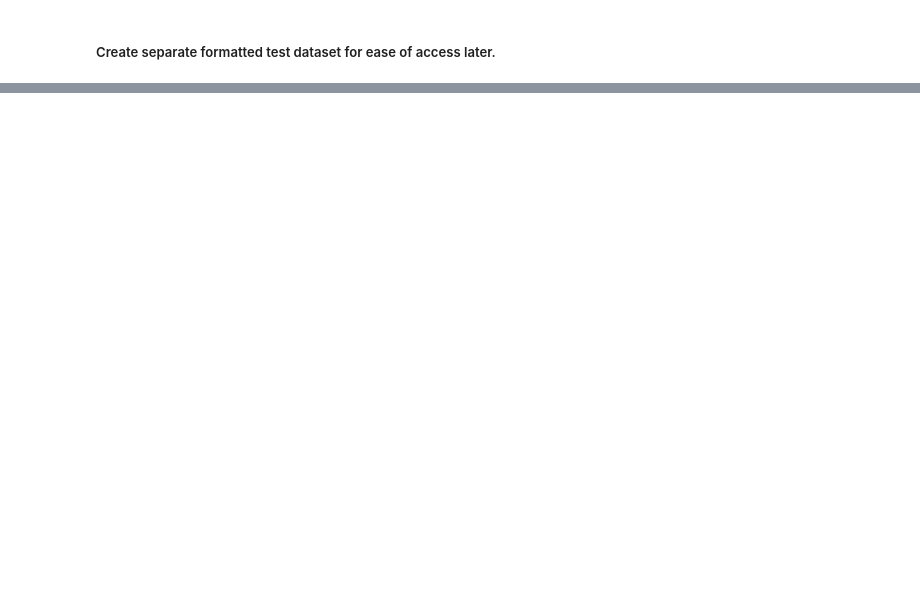
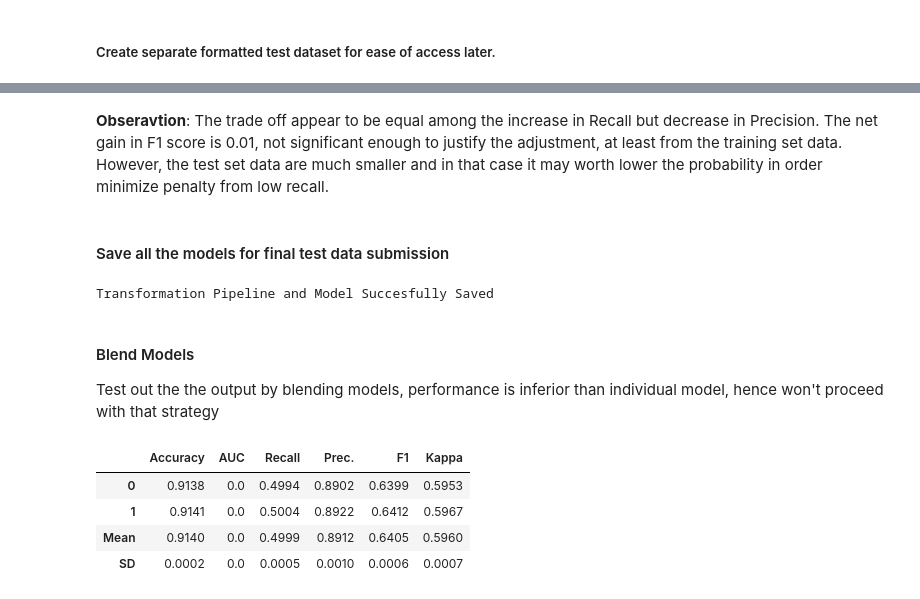
Before and after one commit to sittingman/instacart_product_repurchase, a Jupyter notebook: machine_learning.ipynb, the cells around one changed output, grey strips where cells are left out. Saved outputs shown, nothing was run; the diff lists cells and outputs as text; code cells hidden in the pictures; blank space fills up the shorter version.

```diff
--- a/machine_learning.ipynb
+++ b/machine_learning.ipynb
@@ -247,0 +209,19 @@ df_for_submit.to_csv('./data/df_submit.csv')
+# %%
+
+def model_f1(model, prob):
+    """ Automate the step on generating models and prediction
+
+    Args:
+        model: the abbreviated string for estimators
+        prob: probabiliy therhold to determin whether an output is 0 or 1
+
+    Returns:
+        name: created model
+        var: prediction generated from the model
+    """
+    name = create_model(model, fold=2)
+    var = predict_model(name, probability_threshold=prob)
+    return name, var
+# %%
+%%time
+lightgbm, lg_pred = model_f1('lightgbm', .4)
@@ -247,0 +232,3 @@ df_for_submit.to_csv('./data/df_submit.csv')
+# %%
+%%time
+xgb, xgb_pred = model_f1('xgboost', .4)
@@ -247,0 +239,3 @@ df_for_submit.to_csv('./data/df_submit.csv')
+# %%
+%%time
+rfc, rfc_pred = model_f1('rf', .4)
@@ -247,0 +246,4 @@ df_for_submit.to_csv('./data/df_submit.csv')
+# %% [markdown]
+**Obseravtion**: The trade off appear to be equal among the increase in Recall but decrease in Precision. The net gain in F1 score is 0.01, not significant enough to justify the adjustment, at least from the training set data. However, the test set data are much smaller and in that case it may worth lower the probability in order minimize penalty from low recall.
+# %% [markdown]
+#### Save all the models for final test data submission
@@ -247,0 +265,19 @@ df_for_submit.to_csv('./data/df_submit.csv')
+# %%
+final_save(rfc, 'rfc')
+final_save(lightgbm, 'lgbm')
+final_save(xgb, 'xgb')
+# %% [output]
+Transformation Pipeline and Model Succesfully Saved
+# %% [markdown]
+#### Blend Models
+
+Test out the the output by blending models, performance is inferior than individual model, hence won't proceed with that strategy
+# %%
+%%time
+blend = blend_models(estimator_list=[rfc, xgb, lightgbm], fold=2)
+# %% [output]
+|  | Accuracy | AUC | Recall | Prec. | F1 | Kappa |
+| 0 | 0.9138 | 0.0 | 0.4994 | 0.8902 | 0.6399 | 0.5953 |
+| 1 | 0.9141 | 0.0 | 0.5004 | 0.8922 | 0.6412 | 0.5967 |
+| Mean | 0.9140 | 0.0 | 0.4999 | 0.8912 | 0.6405 | 0.5960 |
+| SD | 0.0002 | 0.0 | 0.0005 | 0.0010 | 0.0006 | 0.0007 |
```
Also changed, not shown: parts of 83 cells of this notebook, 3 other files.
